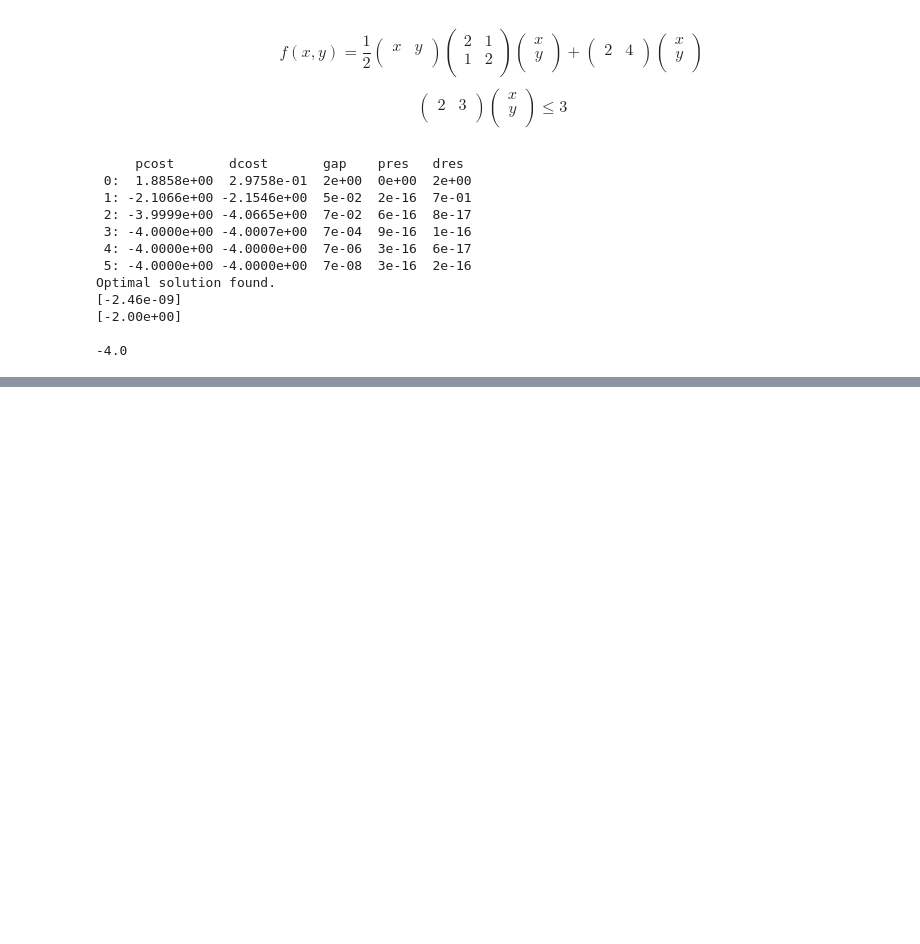
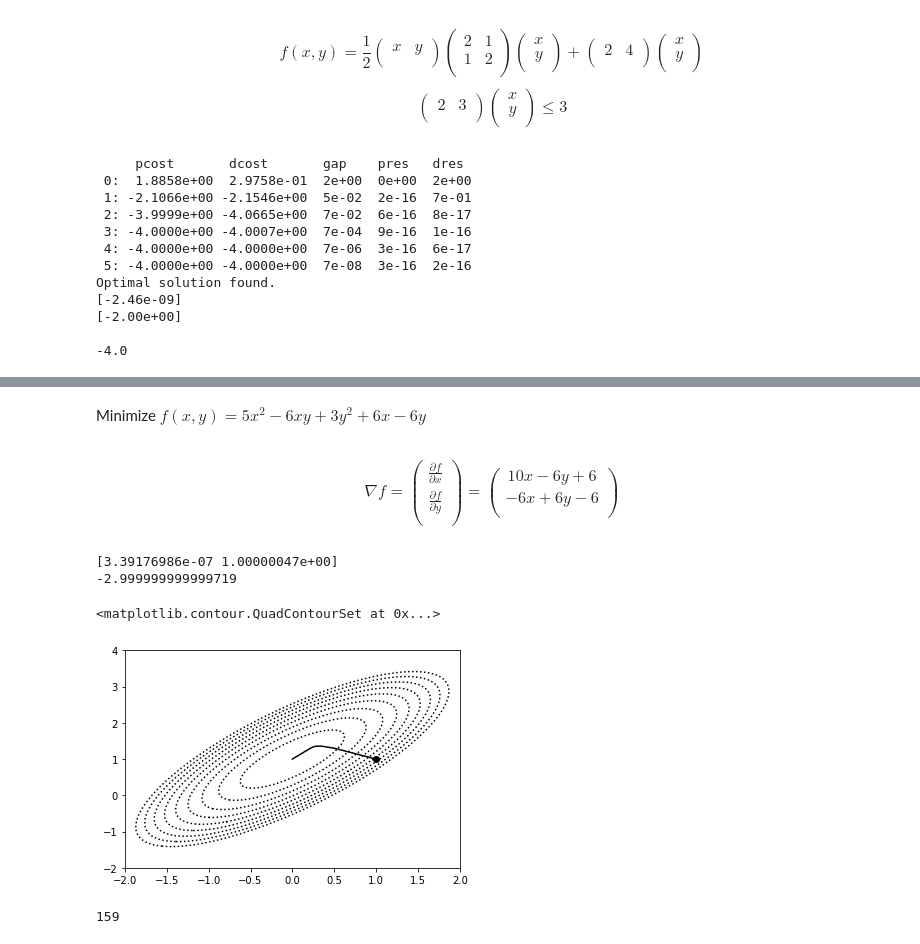
Before and after one commit to predora005/machine-learning-playground, a Jupyter notebook: 01.essence_of_machine_learning/04-08.mathematical_adaptation.ipynb, the cells around one changed output, grey strips where cells are left out. Drawn from its saved outputs; the diff is of its cells as text; code cells hidden in the pictures; blank space fills up the shorter version.

```diff
--- a/01.essence_of_machine_learning/04-08.mathematical_adaptation.ipynb
+++ b/01.essence_of_machine_learning/04-08.mathematical_adaptation.ipynb
@@ -235,0 +238,17 @@ Optimal solution found.
+# %% [markdown]
+Minimize $f(x,y) = 5x^2 - 6xy + 3y^2 + 6x - 6y$
+# %% [markdown]
+$$
+    \nabla{f}= \left(
+        \begin{matrix}
+            \frac{\partial f}{\partial x}\\
+            \frac{\partial f}{\partial y}\\
+        \end{matrix}
+    \right) =
+    \left(
+        \begin{matrix}
+            10x - 6y + 6\\
+            -6x + 6y - 6\\
+        \end{matrix}
+    \right)
+$$
@@ -235,0 +257,46 @@ Optimal solution found.
+# %%
+def f(xx):
+    x = xx[0]
+    y = xx[1]
+    return 5*x**2 - 6*x*y + 3*y**2 + 6*x - 6*y
+
+def df(xx):
+    x = xx[0]
+    y = xx[1]
+    df_x = 10*x -6*y +6
+    df_y = -6*x +6*y -6
+    return np.array([df_x, df_y])
+# %%
+algo = GradientDescent(f, df, alpha=0.05)
+initial = np.array([1, 1])
+algo.solve(initial)
+print(algo.x_)
+print(algo.opt_)
+# %% [output]
+[3.39176986e-07 1.00000047e+00]
+-2.999999999999719
+# %%
+path_x = algo.path_[:, 0]
+path_y = algo.path_[:, 1]
+
+# 始点と経路の描画
+plt.scatter(initial[0], initial[1], color="k", marker="o")
+plt.plot(path_x, path_y, color="k", linewidth=1.5)
+
+# 等高線の描画
+xs = np.linspace(-2, 2, 100)
+ys = np.linspace(-2, 4, 100)
+xmesh, ymesh = np.meshgrid(xs, ys)
+#xx = np.r_[xmesh.reshape(1, -1), ymesh.reshape(1, -1)]
+xx = np.r_[[xmesh.ravel()], [ymesh.ravel()]]
+#print(xx)
+
+levels = np.linspace(-3, 4, 10)
+plt.contour(xs, ys, f(xx).reshape(xmesh.shape), levels=levels, colors="k", linestyles="dotted")
+# %% [output]
+<matplotlib.contour.QuadContourSet at 0x...>
+[figure, added]
+# %%
+print(len(algo.path_))
+# %% [output]
+159
```
Also changed, not shown: parts of 2 cells of this notebook, 2 other files.
